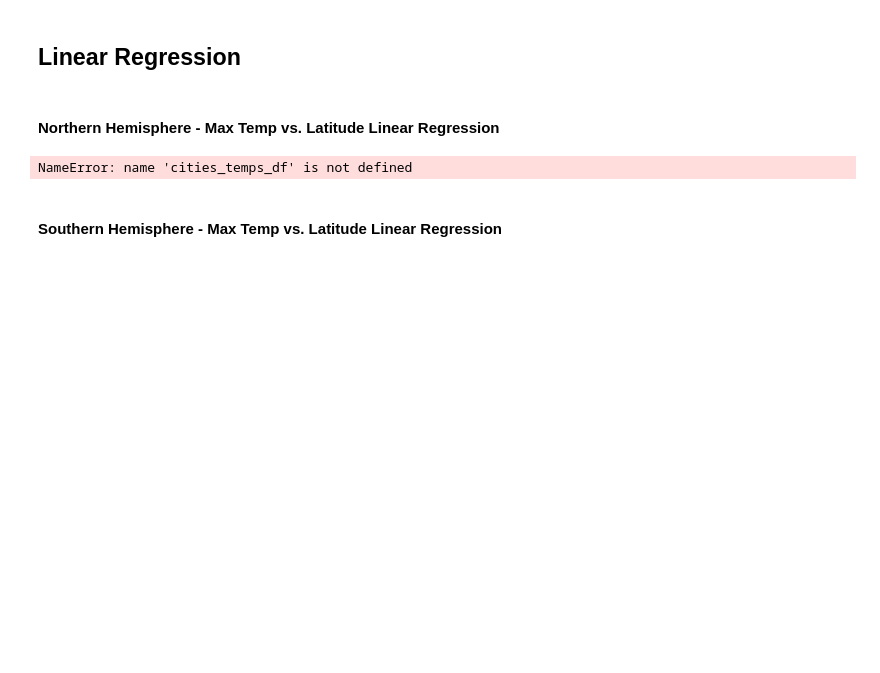
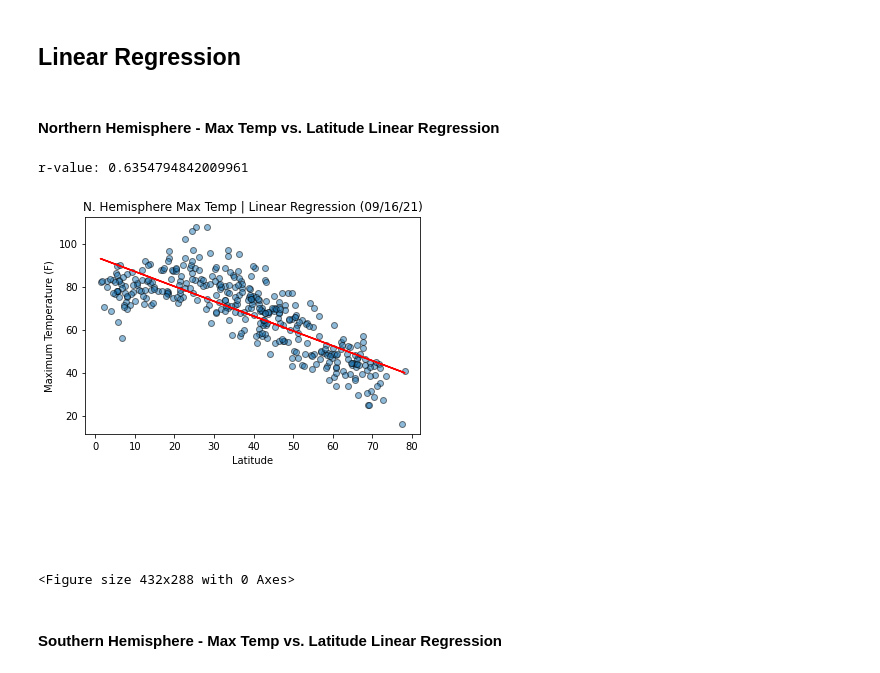
Before and after one commit to josephchancey/python-weather-api, a Jupyter notebook: WeatherPy/WeatherPy.ipynb, the cells around one changed output. Cells and saved outputs as stored; diff of their text form; code cells hidden in the pictures; blank space fills up the shorter version.

```diff
--- a/WeatherPy/WeatherPy.ipynb
+++ b/WeatherPy/WeatherPy.ipynb
@@ -297,54 +297,35 @@ plt.show()
 # %% [markdown]
 ## Linear Regression
+# %%
+# Function for linear regression plots
+def lin_reg(x_values, y_values, title, text_coordinates):
+
+    (slope, intercept, rvalue, pvalue, stderr) = linregress(x_values,y_values)
+    regress_values = x_values * slope + intercept
+    line_eq = "y = " + str(round(slope,4)) + "x + " + str(round(intercept,4))
+
+    plt.scatter(x_values, y_values, edgecolor='black', linewidths=1, marker='o', alpha=.5)
+    plt.plot(x_values, regress_values, 'r-')
+    plt.annotate(line_eq,text_coordinates,fontsize=15,color='black')
+    plt.xlabel('Latitude')
+    plt.ylabel(title)
+    print(f"r-value: {rvalue**2}")
+    plt.show()
+# %%
+# Create Northern and Southern Hemisphere DataFrames
+north_hemi_df = city_df[city_df['Lat'] >= 0]
+south_hemi_df = city_df[city_df['Lat'] <= 0]
 # %% [markdown]
 ####  Northern Hemisphere - Max Temp vs. Latitude Linear Regression
-# %%
-# Drop overly humid areas
-if humidity_over_max.empty == True:
-    northern_hemisphere = city_df.loc[city_df["Lat"] >= 0, :].copy().reset_index(drop=True)
-else:
-    northern_hemisphere = clean_city_df.loc[clean_city_df["Lat"] >= 0, :].copy().reset_index(drop=True)
-
-# Drop overly humid areas
-if humidity_over_max.empty == True:
-    southern_hemisphere = cities_temps_df.loc[cities_temps_df["Lat"] < 0, :].copy().reset_index(drop=True)
-else:
-    southern_hemisphere = clean_city_data.loc[clean_city_data["Lat"] < 0, :].copy().reset_index(drop=True)
-
-# Extract relevant fields
-north_latitudes = northern_hemisphere["Lat"]
-north_temperatures = northern_hemisphere["Max Temp (F)"]
-north_humidity = northern_hemisphere["Humidity (%)"]
-north_cloudiness = northern_hemisphere["Cloudiness (%)"]
-north_windspeed = northern_hemisphere["Wind Speed (mph)"]
-
-south_latitudes = southern_hemisphere["Lat"]
-south_temperatures = southern_hemisphere["Max Temp (F)"]
-south_humidity = southern_hemisphere["Humidity (%)"]
-south_cloudiness = southern_hemisphere["Cloudiness (%)"]
-south_windspeed = southern_hemisphere["Wind Speed (mph)"]
-
-plt.scatter(north_latitudes, north_temperatures, marker="o", facecolors="indianred", edgecolors="maroon")
-
-x_values = city_df['Lat']
-y_values = city_df['Max Temp (F)']
-(slope, intercept, rvalue, pvalue, stderr) = linregress(x_values, y_values)
-regress_values = x_values * slope + intercept
-line_eq = "y = " + str(round(slope,2)) + "x + " + str(round(intercept,2))
-
-regress_values = x_values * slope + intercept
-plt.plot(x_values,regress_values)
-
-plt.title("City Latitude vs. Max Temperature in the Northern Hemisphere", fontsize=14)
-plt.ylabel("Max Temperature (F)", fontsize=12)
-plt.xlabel("Latitude", fontsize=12)
-plt.grid()
-
-plt.annotate(line_eq,(3,42),fontsize=16)
-
-#plt.savefig("../Images/northern-latitude-vs-temp-linreg.png")
-plt.show()
-# %% [output]
-NameError: name 'cities_temps_df' is not defined
+# %%
+x_values = north_hemi_df['Lat']
+y_values = north_hemi_df['Max Temp (F)']
+plt.title("N. Hemisphere Max Temp | Linear Regression (%s)" % time.strftime("%x"))
+lin_reg(x_values, y_values, 'Maximum Temperature (F)', (1,-40))
+plt.savefig('../Images/North_Temp_Lat_Linear_Regression.png')
+# %% [output]
+r-value: 0.6354794842009961
+[figure, added]
+<Figure size 432x288 with 0 Axes>
 # %% [markdown]
 ####  Southern Hemisphere - Max Temp vs. Latitude Linear Regression
```
Also changed, not shown: parts of 22 cells of this notebook, 13 other files.
